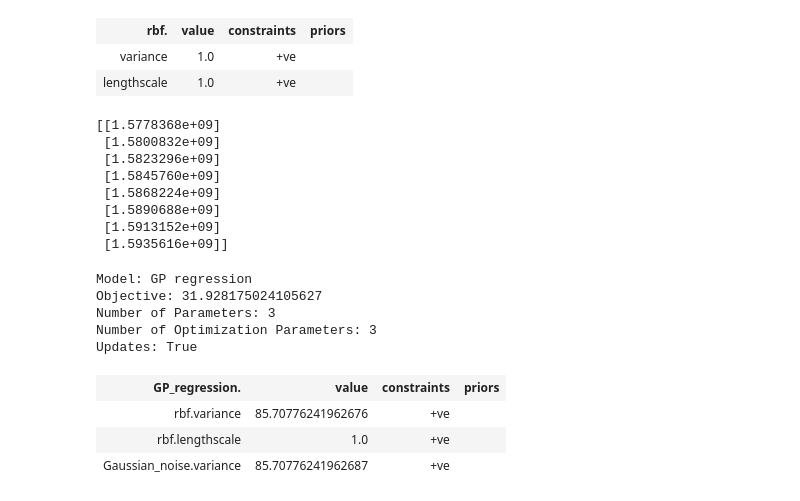
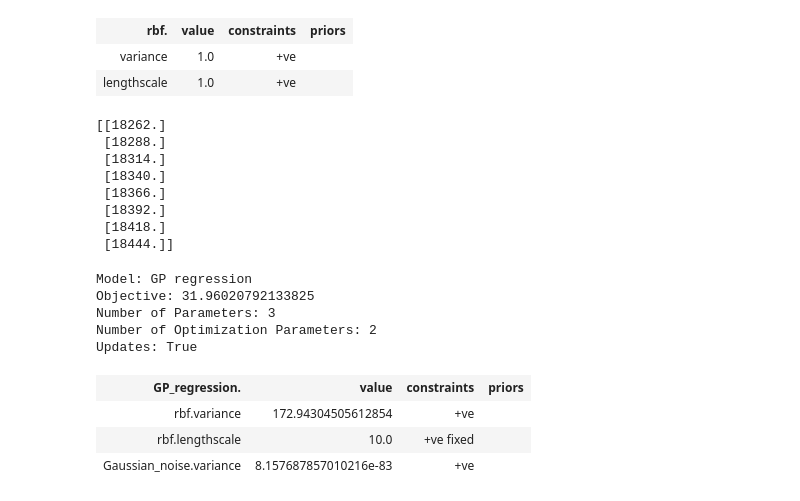
Before and after one commit to rtscowen/ALS-Clusters, a Jupyter notebook: ALS-clustering.ipynb, the cells around one changed output. Drawn from its saved outputs; the diff is of its cells as text; code cells hidden in the pictures.

```diff
--- a/ALS-clustering.ipynb
+++ b/ALS-clustering.ipynb
@@ -16,14 +16,14 @@ df = pd.DataFrame(date_rng, columns=['date'])
 #Patients 0-4 have increasing
 for synthetic_patient in range(5):
     patient_id = "patient" + str(synthetic_patient)
-    #df[patient_id] = np.random.randint(low=4,high=20,size=(len(date_rng)))
-    df[patient_id] = np.linspace(start=4,stop=20,num=8)
+    df[patient_id] = np.random.randint(low=4,high=20,size=(len(date_rng)))
+    #df[patient_id] = np.linspace(start=4,stop=20,num=8)
 
 #Pateints 5-9 have decreasing
 for synthetic_patient in range(5, 10):
     patient_id = "patient" + str(synthetic_patient)
-    #df[patient_id] = np.random.randint(low=20, high=40,size=(len(date_rng)))
-    df[patient_id] = np.linspace(start=20,stop=4,num=8)
+    df[patient_id] = np.random.randint(low=20, high=40,size=(len(date_rng)))
+    #df[patient_id] = np.linspace(start=20,stop=4,num=8)
 
 df
 # %% [output]
@@ -66,34 +66,36 @@ def datetimeToFloat(dt):
 # %%
 #GPR model for patient0
 X = df["date"].to_numpy().reshape((8,1))
 Y = df["patient0"].to_numpy().reshape((8,1))
 
 X = datetimeToFloat(X)
+X = X/(24*3600)
 print(X)
 
 m = GPy.models.GPRegression(X, Y, k)
+m.kern.lengthscale.fix(10)
 m.optimize()
 
 m
 #TODO: log likelihood
 # %% [output]
-[[1.5778368e+09]
- [1.5800832e+09]
- [1.5823296e+09]
- [1.5845760e+09]
- [1.5868224e+09]
- [1.5890688e+09]
- [1.5913152e+09]
- [1.5935616e+09]]
+[[18262.]
+ [18288.]
+ [18314.]
+ [18340.]
+ [18366.]
+ [18392.]
+ [18418.]
+ [18444.]]
 Model: GP regression
-Objective: 31.928175024105627
+Objective: 31.96020792133825
 Number of Parameters: 3
-Number of Optimization Parameters: 3
+Number of Optimization Parameters: 2
 Updates: True
 | GP_regression. | value | constraints | priors |
-| rbf.variance | 85.70776241962676 | +ve |  |
-| rbf.lengthscale | 1.0 | +ve |  |
-| Gaussian_noise.variance | 85.70776241962687 | +ve |  |
+| rbf.variance | 172.94304505612854 | +ve |  |
+| rbf.lengthscale | 10.0 | +ve fixed |  |
+| Gaussian_noise.variance | 8.157687857010216e-83 | +ve |  |
 # %%
 m.plot()
 # %% [output]
```
Also changed, not shown: parts of 5 cells of this notebook.
